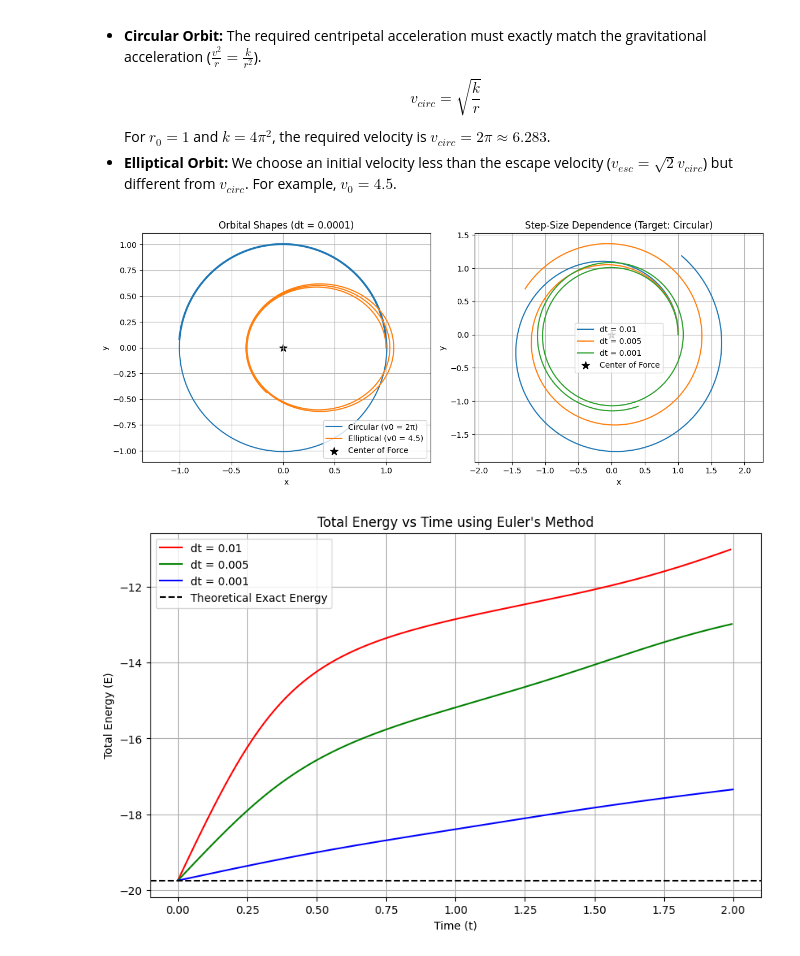
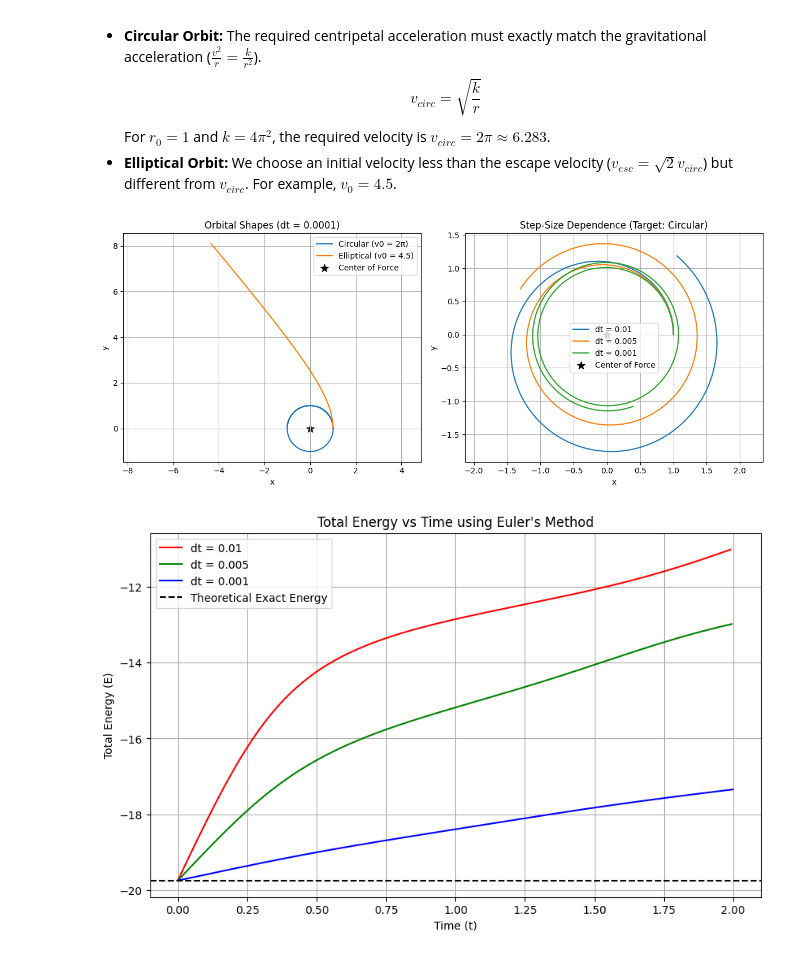
Before and after one commit to Prelioz/Computational-Physics, a Jupyter notebook: Lab 6/01.ipynb, the cells around one changed output. Drawn from its saved outputs; the diff is of its cells as text; code cells hidden in the pictures.

```diff
--- a/Lab 6/01.ipynb
+++ b/Lab 6/01.ipynb
@@ -119,7 +119,7 @@ dt_shape = 0.0001
 x_circ, y_circ, _ = euler_orbit([1.0, 0.0], [0.0, 2*np.pi], dt_shape, total_t_shape)
 
 # Elliptical Orbit: v < sqrt(2k/r) but not equal to circular velocity
-x_ellip, y_ellip, _ = euler_orbit([1.0, 0.0], [0.0, 4.5], dt_shape, total_t_shape)
+x_ellip, y_ellip, _ = euler_orbit([1.0, 0.0], [0.0, 10], dt_shape, total_t_shape)
 
 plt.figure(figsize=(12, 5))
 
@@ -134,34 +134,34 @@ plt.axis('equal')
 plt.grid(True)
 plt.legend()
 
 # =====================================================================
 # 2. Investigate dependence on step-size (dt) for a closed trajectory
 # =====================================================================
 # We will use the circular orbit initial conditions and 3 different dt values
 # Simulating for 2 full periods to clearly see the drift
 total_t_dt = 2.0
 dt1, dt2, dt3 = 0.01, 0.005, 0.001
 
 x1, y1, e1 = euler_orbit([1.0, 0.0], [0.0, 2*np.pi], dt1, total_t_dt)
 x2, y2, e2 = euler_orbit([1.0, 0.0], [0.0, 2*np.pi], dt2, total_t_dt)
 x3, y3, e3 = euler_orbit([1.0, 0.0], [0.0, 2*np.pi], dt3, total_t_dt)
 
 plt.subplot(1, 2, 2)
 plt.plot(x1, y1, label=f'dt = {dt1}')
 plt.plot(x2, y2, label=f'dt = {dt2}')
 plt.plot(x3, y3, label=f'dt = {dt3}')
 plt.scatter(0, 0, color='black', marker='*', s=100, label='Center of Force')
 plt.title("Step-Size Dependence (Target: Circular)")
 plt.xlabel("x")
 plt.ylabel("y")
 plt.axis('equal')
 plt.grid(True)
 plt.legend()
 
 plt.tight_layout()
 plt.show()
 # %% [output]
-[figure, old version]
+[figure, new version]
 # %%
 # =====================================================================
 # Plotting Energy vs Time for different step-sizes
```
